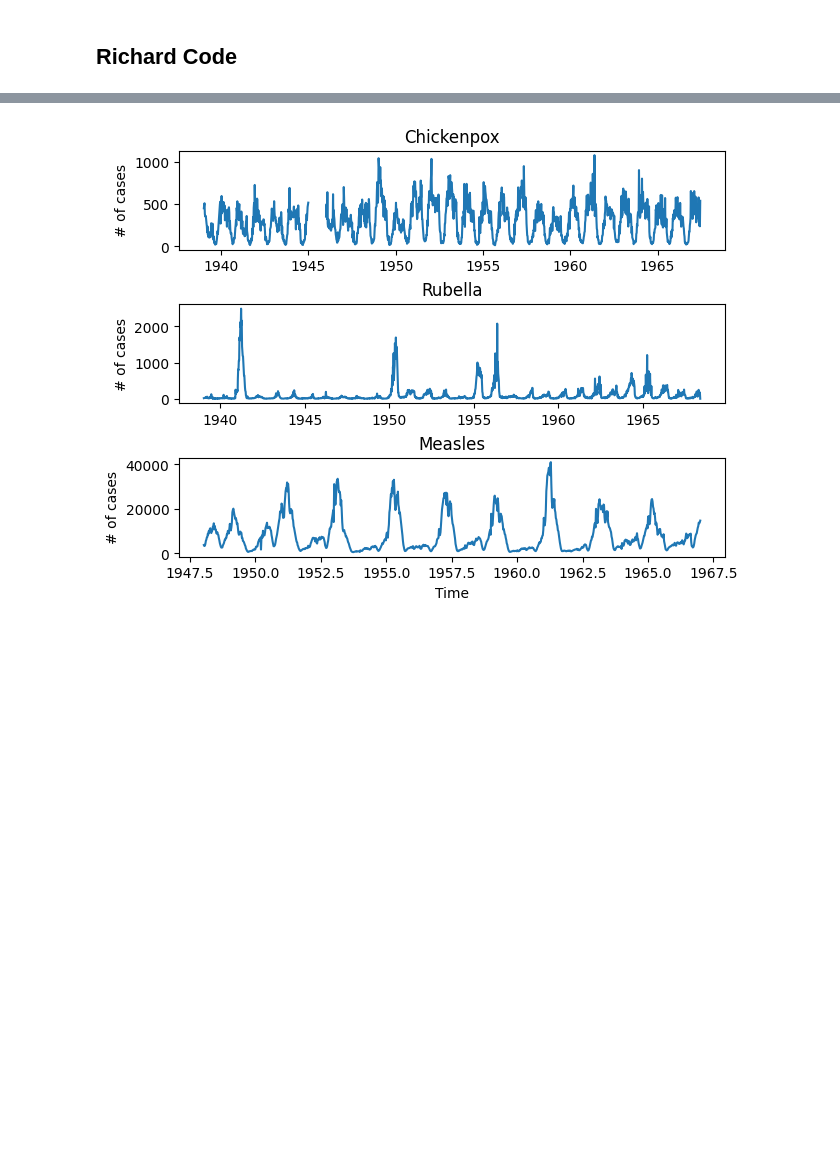
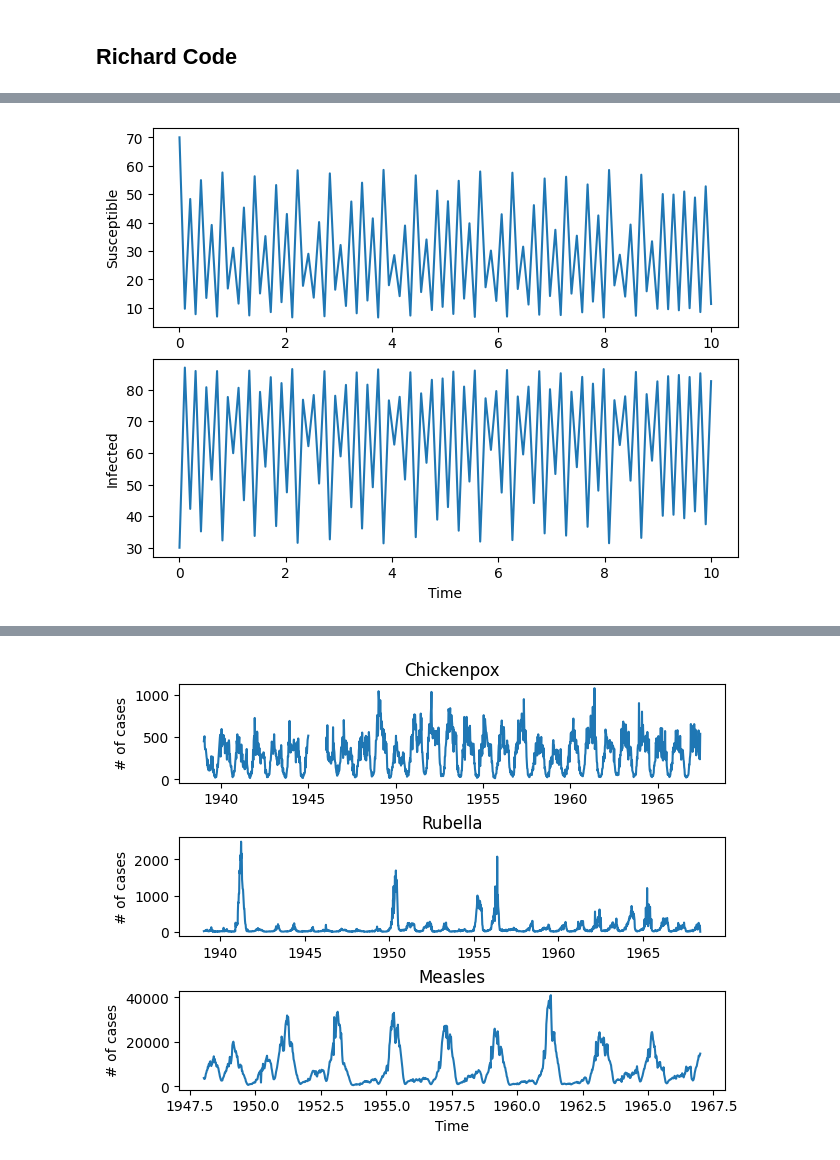
Before and after one commit to rdcarini/AMATH575, a Jupyter notebook: sindy_sandbox.ipynb, the cells around one changed output, grey strips where cells are left out. Drawn from its saved outputs; the diff is of its cells as text; code cells hidden in the pictures; blank space fills up the shorter version.

```diff
--- a/sindy_sandbox.ipynb
+++ b/sindy_sandbox.ipynb
@@ -20,0 +178,40 @@ import pysindy as ps
+# %%
+# Initial conditions:
+S_0 = 70.
+I_0 = 30.
+
+
+t = np.linspace(0, 10, 100)
+S = np.zeros(len(t))
+I = np.zeros(len(t))
+
+alpha = 4.
+beta = 0.8
+sigma = 0.1
+p = 0.005
+N = 100
+
+S[0] = S_0
+I[0] = I_0
+
+for week in range(0,len(t)-1):
+    S[week+1] = (1. - p) * S[week] - (alpha / N) * I[week] * S[week] + beta * (N - S[week])
+    I[week+1] = alpha / N * I[week] * S[week] + (1 - beta - sigma) * I[week]
+# %%
+##############################
+# Plot data
+##############################
+
+fig, ((ax1, ax2)) = plt.subplots(2, 1, layout="constrained")
+
+ax1.plot(t,S)
+ax1.set_ylabel('Susceptible')
+ax1.set_title('')
+
+ax2.plot(t,I)
+ax2.set_xlabel('Time')
+ax2.set_ylabel('Infected')
+ax2.set_title('')
+plt.show()
+# %% [output]
+[figure, added]
```
Also changed, not shown: parts of 13 cells of this notebook.
